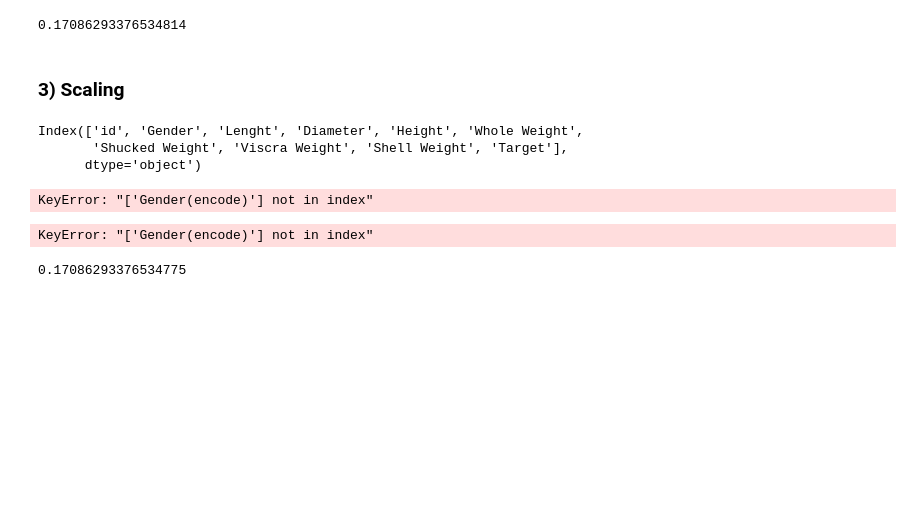
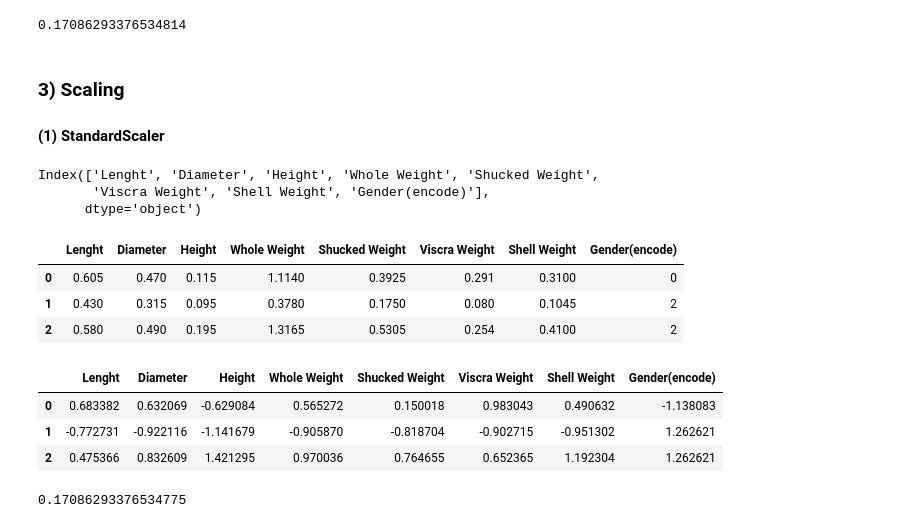
Before and after one commit to Park-Young-Bin/Python_Projects, a Jupyter notebook: 데이콘/[데이콘] 전복 나이 예측 경진대회.ipynb, the cells around one changed output. Cells and saved outputs as stored; diff of their text form; code cells hidden in the pictures; blank space fills up the shorter version.

```diff
--- a/데이콘/[데이콘] 전복 나이 예측 경진대회.ipynb
+++ b/데이콘/[데이콘] 전복 나이 예측 경진대회.ipynb
@@ -378,26 +378,33 @@ NMAE(y_val, y_pred)
 0.17086293376534814
 # %% [markdown]
 ### 3) Scaling
+#### (1) StandardScaler
 # %%
 s_scaler = StandardScaler()
 m_scaler = MinMaxScaler()
 # %%
-train.columns
+X_train.columns
 # %% [output]
-Index(['id', 'Gender', 'Lenght', 'Diameter', 'Height', 'Whole Weight',
-       'Shucked Weight', 'Viscra Weight', 'Shell Weight', 'Target'],
+Index(['Lenght', 'Diameter', 'Height', 'Whole Weight', 'Shucked Weight',
+       'Viscra Weight', 'Shell Weight', 'Gender(encode)'],
       dtype='object')
 # %%
 train_col = ['Lenght', 'Diameter', 'Height', 'Whole Weight', 'Shucked Weight', 'Viscra Weight', 'Shell Weight','Gender(encode)']
-train[train_col].head(3)
+X_train[train_col].head(3)
 # %% [output]
-KeyError: "['Gender(encode)'] not in index"
+|  | Lenght | Diameter | Height | Whole Weight | Shucked Weight | Viscra Weight | Shell Weight | Gender(encode) |
+| 0 | 0.605 | 0.470 | 0.115 | 1.1140 | 0.3925 | 0.291 | 0.3100 | 0 |
+| 1 | 0.430 | 0.315 | 0.095 | 0.3780 | 0.1750 | 0.080 | 0.1045 | 2 |
+| 2 | 0.580 | 0.490 | 0.195 | 1.3165 | 0.5305 | 0.254 | 0.4100 | 2 |
 # %%
-train_sscale = s_scaler.fit_transform(train[train_col])
+train_sscale = s_scaler.fit_transform(X_train[train_col])
 df_train = pd.DataFrame(train_sscale, columns=train_col)
 df_train.head(3)
 # %% [output]
-KeyError: "['Gender(encode)'] not in index"
+|  | Lenght | Diameter | Height | Whole Weight | Shucked Weight | Viscra Weight | Shell Weight | Gender(encode) |
+| 0 | 0.683382 | 0.632069 | -0.629084 | 0.565272 | 0.150018 | 0.983043 | 0.490632 | -1.138083 |
+| 1 | -0.772731 | -0.922116 | -1.141679 | -0.905870 | -0.818704 | -0.902715 | -0.951302 | 1.262621 |
+| 2 | 0.475366 | 0.832609 | 1.421295 | 0.970036 | 0.764655 | 0.652365 | 1.192304 | 1.262621 |
 # %%
 X_fit, X_val, y_fit, y_val = train_test_split(df_train, y_train, test_size=0.3, random_state=123)
 # %%
```
Also changed, not shown: parts of 15 cells of this notebook.
